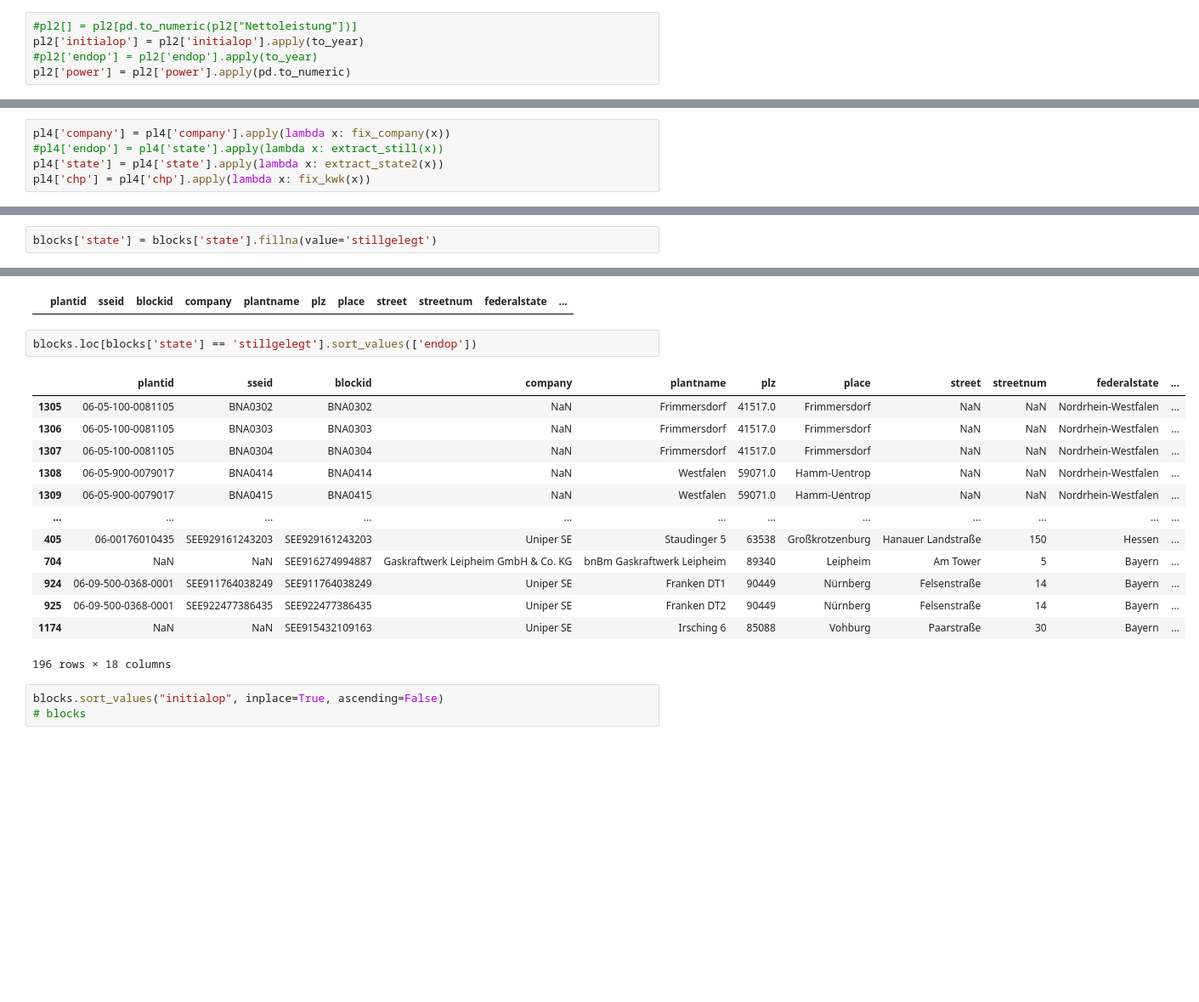
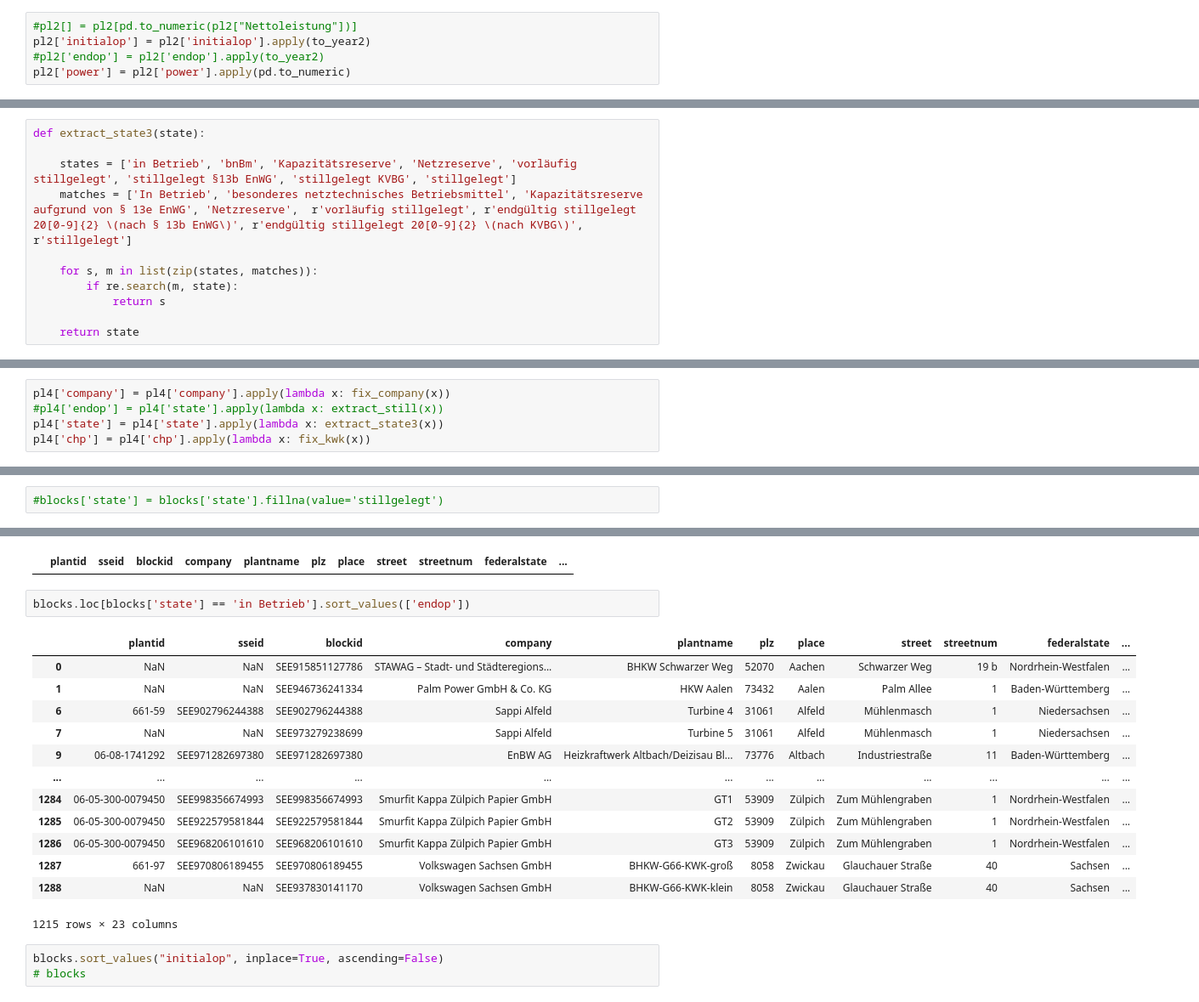
Before and after one commit to sidietz/plantwatch-data, a Jupyter notebook: basic/toblocks-v3.ipynb, the cells around one changed output, grey strips where cells are left out. Shown at 85% size. Cells and saved outputs as stored; diff of their text form; blank space fills up the shorter version.

```diff
--- a/basic/toblocks-v3.ipynb
+++ b/basic/toblocks-v3.ipynb
@@ -334,8 +341,8 @@ pl2.loc[pl2.blockid == 'BNA0355', 'initialop'] = 1981 # Grafenrheinfeld
 "\npl2.loc[pl2.blockid == 'BNA0861a', 'initialop'] = 2012\npl2.loc[pl2.blockid == 'BNA1334', 'initialop'] = 2002\npl2.loc[pl2.blockid == 'BNA1141', 'initialop'] = 1970\npl2.loc[pl2.blockid == 'BNA0418 ...
 # %%
 #pl2[] = pl2[pd.to_numeric(pl2["Nettoleistung"])]
-pl2['initialop'] = pl2['initialop'].apply(to_year)
-#pl2['endop'] = pl2['endop'].apply(to_year)
+pl2['initialop'] = pl2['initialop'].apply(to_year2)
+#pl2['endop'] = pl2['endop'].apply(to_year2)
 pl2['power'] = pl2['power'].apply(pd.to_numeric)
 # %%
 pl2.loc[pl2.blockid == "BNA0711"]
@@ -417,4 +416,15 @@ def extract_state2(state):
             return s
 
     return state
+# %%
+def extract_state3(state):
+
+    states = ['in Betrieb', 'bnBm', 'Kapazitätsreserve', 'Netzreserve', 'vorläufig stillgelegt', 'stillgelegt §13b EnWG', 'stillgelegt KVBG', 'stillgelegt']
+    matches = ['In Betrieb', 'besonderes netztechnisches Betriebsmittel', 'Kapazitätsreserve aufgrund von § 13e EnWG', 'Netzreserve',  r'vorläufig stillgelegt', r'endgültig stillgelegt 20[0-9]{2} \(nach § 13b EnWG\)', r'endgültig stillgelegt 20[0-9]{2} \(nach KVBG\)', r'stillgelegt']
+
+    for s, m in list(zip(states, matches)):
+        if re.search(m, state):
+            return s
+
+    return state
 # %%
@@ -424,7 +450,7 @@ extract_state2(sq)
 # %%
 pl4['company'] = pl4['company'].apply(lambda x: fix_company(x))
 #pl4['endop'] = pl4['state'].apply(lambda x: extract_still(x))
-pl4['state'] = pl4['state'].apply(lambda x: extract_state2(x))
+pl4['state'] = pl4['state'].apply(lambda x: extract_state3(x))
 pl4['chp'] = pl4['chp'].apply(lambda x: fix_kwk(x))
 # %%
 list(pl4.groupby("state").count().reset_index()['state'])
@@ -628,27 +635,27 @@ stammdaten = pl6.copy()
 # %%
 #TODO: fill based on endop and state
 # %%
-blocks['state'] = blocks['state'].fillna(value='stillgelegt')
+#blocks['state'] = blocks['state'].fillna(value='stillgelegt')
 # %%
 blocks.loc[blocks['state'].isnull()]
 # %% [output]
 |  | plantid | sseid | blockid | company | plantname | plz | place | street | streetnum | federalstate | ... |
 # %%
-blocks.loc[blocks['state'] == 'stillgelegt'].sort_values(['endop'])
+blocks.loc[blocks['state'] == 'in Betrieb'].sort_values(['endop'])
 # %% [output]
 |  | plantid | sseid | blockid | company | plantname | plz | place | street | streetnum | federalstate | ... |
-| 1305 | 06-05-100-0081105 | BNA0302 | BNA0302 | NaN | Frimmersdorf | 41517.0 | Frimmersdorf | NaN | NaN | Nordrhein-Westfalen | ... |
-| 1306 | 06-05-100-0081105 | BNA0303 | BNA0303 | NaN | Frimmersdorf | 41517.0 | Frimmersdorf | NaN | NaN | Nordrhein-Westfalen | ... |
-| 1307 | 06-05-100-0081105 | BNA0304 | BNA0304 | NaN | Frimmersdorf | 41517.0 | Frimmersdorf | NaN | NaN | Nordrhein-Westfalen | ... |
-| 1308 | 06-05-900-0079017 | BNA0414 | BNA0414 | NaN | Westfalen | 59071.0 | Hamm-Uentrop | NaN | NaN | Nordrhein-Westfalen | ... |
-| 1309 | 06-05-900-0079017 | BNA0415 | BNA0415 | NaN | Westfalen | 59071.0 | Hamm-Uentrop | NaN | NaN | Nordrhein-Westfalen | ... |
+| 0 | NaN | NaN | SEE915851127786 | STAWAG – Stadt- und Städteregions... | BHKW Schwarzer Weg | 52070 | Aachen | Schwarzer Weg | 19 b | Nordrhein-Westfalen | ... |
+| 1 | NaN | NaN | SEE946736241334 | Palm Power GmbH & Co. KG | HKW Aalen | 73432 | Aalen | Palm Allee | 1 | Baden-Württemberg | ... |
+| 6 | 661-59 | SEE902796244388 | SEE902796244388 | Sappi Alfeld | Turbine 4 | 31061 | Alfeld | Mühlenmasch | 1 | Niedersachsen | ... |
+| 7 | NaN | NaN | SEE973279238699 | Sappi Alfeld | Turbine 5 | 31061 | Alfeld | Mühlenmasch | 1 | Niedersachsen | ... |
+| 9 | 06-08-1741292 | SEE971282697380 | SEE971282697380 | EnBW AG | Heizkraftwerk Altbach/Deizisau Bl... | 73776 | Altbach | Industriestraße | 11 | Baden-Württemberg | ... |
 | ... | ... | ... | ... | ... | ... | ... | ... | ... | ... | ... | ... |
-| 405 | 06-00176010435 | SEE929161243203 | SEE929161243203 | Uniper SE | Staudinger 5 | 63538 | Großkrotzenburg | Hanauer Landstraße | 150 | Hessen | ... |
-| 704 | NaN | NaN | SEE916274994887 | Gaskraftwerk Leipheim GmbH & Co. KG | bnBm Gaskraftwerk Leipheim | 89340 | Leipheim | Am Tower | 5 | Bayern | ... |
-| 924 | 06-09-500-0368-0001 | SEE911764038249 | SEE911764038249 | Uniper SE | Franken DT1 | 90449 | Nürnberg | Felsenstraße | 14 | Bayern | ... |
-| 925 | 06-09-500-0368-0001 | SEE922477386435 | SEE922477386435 | Uniper SE | Franken DT2 | 90449 | Nürnberg | Felsenstraße | 14 | Bayern | ... |
-| 1174 | NaN | NaN | SEE915432109163 | Uniper SE | Irsching 6 | 85088 | Vohburg | Paarstraße | 30 | Bayern | ... |
+| 1284 | 06-05-300-0079450 | SEE998356674993 | SEE998356674993 | Smurfit Kappa Zülpich Papier GmbH | GT1 | 53909 | Zülpich | Zum Mühlengraben | 1 | Nordrhein-Westfalen | ... |
+| 1285 | 06-05-300-0079450 | SEE922579581844 | SEE922579581844 | Smurfit Kappa Zülpich Papier GmbH | GT2 | 53909 | Zülpich | Zum Mühlengraben | 1 | Nordrhein-Westfalen | ... |
+| 1286 | 06-05-300-0079450 | SEE968206101610 | SEE968206101610 | Smurfit Kappa Zülpich Papier GmbH | GT3 | 53909 | Zülpich | Zum Mühlengraben | 1 | Nordrhein-Westfalen | ... |
+| 1287 | 661-97 | SEE970806189455 | SEE970806189455 | Volkswagen Sachsen GmbH | BHKW-G66-KWK-groß | 8058 | Zwickau | Glauchauer Straße | 40 | Sachsen | ... |
+| 1288 | NaN | NaN | SEE937830141170 | Volkswagen Sachsen GmbH | BHKW-G66-KWK-klein | 8058 | Zwickau | Glauchauer Straße | 40 | Sachsen | ... |
-196 rows × 18 columns
+1215 rows × 23 columns
 # %%
 blocks.sort_values("initialop", inplace=True, ascending=False)
 # blocks
```
Also changed, not shown: parts of 64 cells of this notebook, 8 other files.
